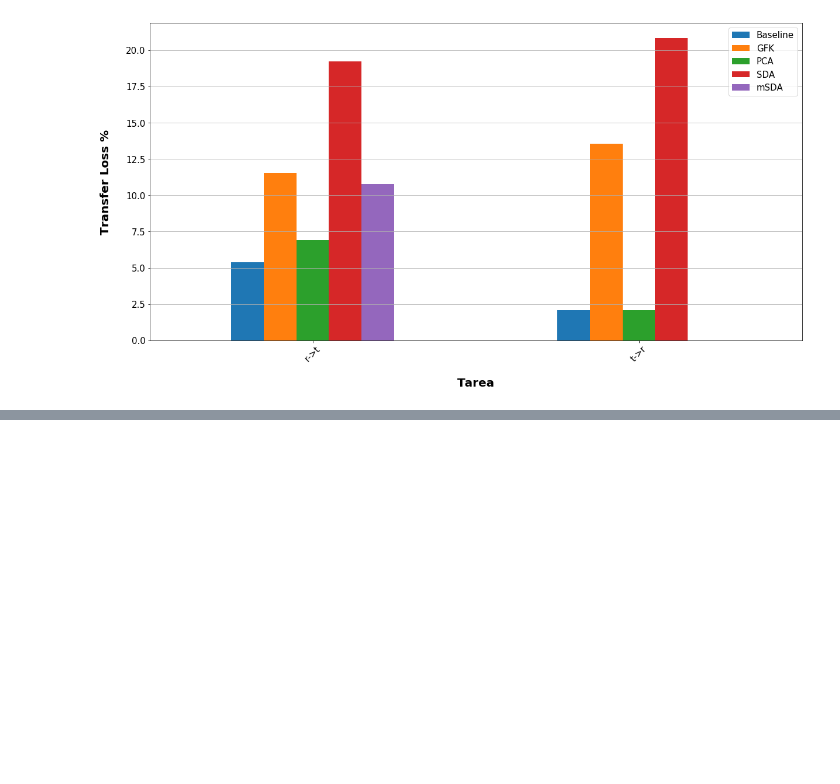
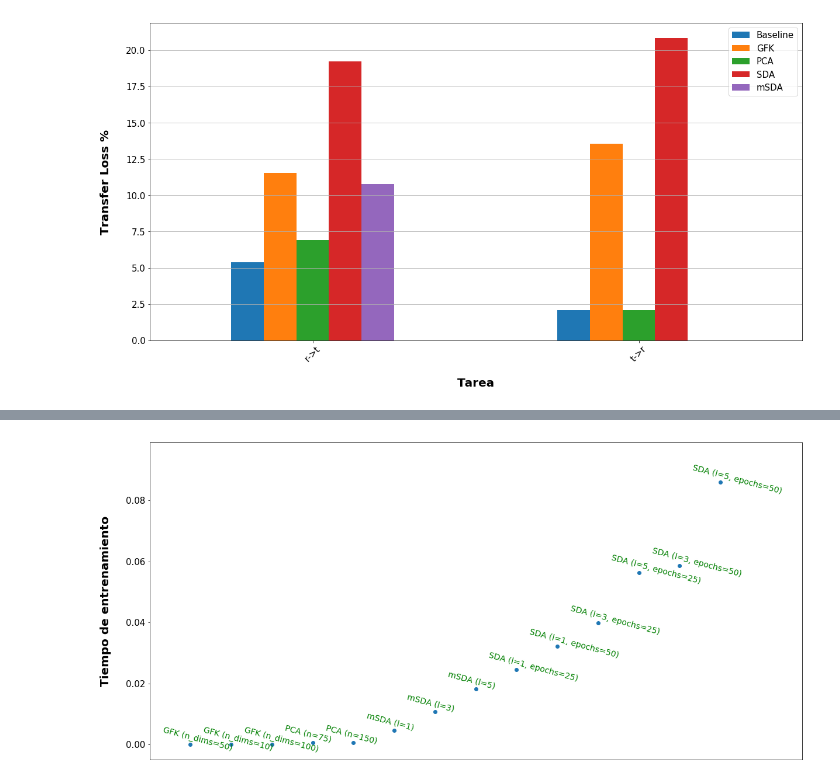
Before and after one commit to franciscoprimero/Memoria, a Jupyter notebook: Graficos.ipynb, the cells around one changed output, grey strips where cells are left out. Cells and saved outputs as stored; diff of their text form; code cells hidden in the pictures; blank space fills up the shorter version.

Commit message:
Pruebas de tiempo agregadas

```diff
--- a/Graficos.ipynb
+++ b/Graficos.ipynb
@@ -103,0 +117,24 @@ df_twitter
+# %%
+def get_times_dataframe():
+    df = None
+
+    for prueba in pruebas:
+        if prueba is not "baseline":
+            file_path = os.path.join(times_path, "%s.csv" % prueba)
+
+            if os.path.exists(file_path):
+                if df is None:
+                    df = pd.read_csv(file_path, sep=',', header=0)
+                else:
+                    new_df = pd.read_csv(file_path, sep=',', header=0)
+                    df = df.append(new_df, ignore_index=True)
+
+    if df is None:
+        return pd.DataFrame(columns=dataframe_time_columns)
+
+    return df[dataframe_time_columns]
+# %%
+df_tiempos = get_times_dataframe()
+# %%
+df_tiempos = df_tiempos.sort_values('Tiempo').reset_index()[dataframe_time_columns]
+df_tiempos.index = df_tiempos['Adaptacion']
@@ -103,0 +160,20 @@ df_twitter
+# %%
+time_plot = df_tiempos.plot(style='o', figsize=(20,10), rot=65, fontsize=15, legend=False, xlim=(-1, 15), ylim=(-0.005, 0.099))
+time_plot.set_ylabel("Tiempo de entrenamiento", labelpad=25,fontsize=20, weight='bold')
+time_axes = time_plot.axes
+
+xaxis = time_axes.xaxis
+xaxis.set_visible(False)
+
+
+time_fig = time_plot.figure
+ax = time_fig.add_subplot(111)
+
+for i in xrange(df_tiempos.shape[0]):
+    i
+    y = df_tiempos['Tiempo'][i]
+    text = df_tiempos['Adaptacion'][i]
+    #ax.annotate(text, xy=(i, y), xytext=(i-0.5, y+0.003))
+    ax.text(i-0.7, y+0.004, text, fontsize=14, rotation=-15, color='green')
+# %% [output]
+[figure, added]
```
Also changed, not shown: parts of 7 cells of this notebook, 8 other files.
